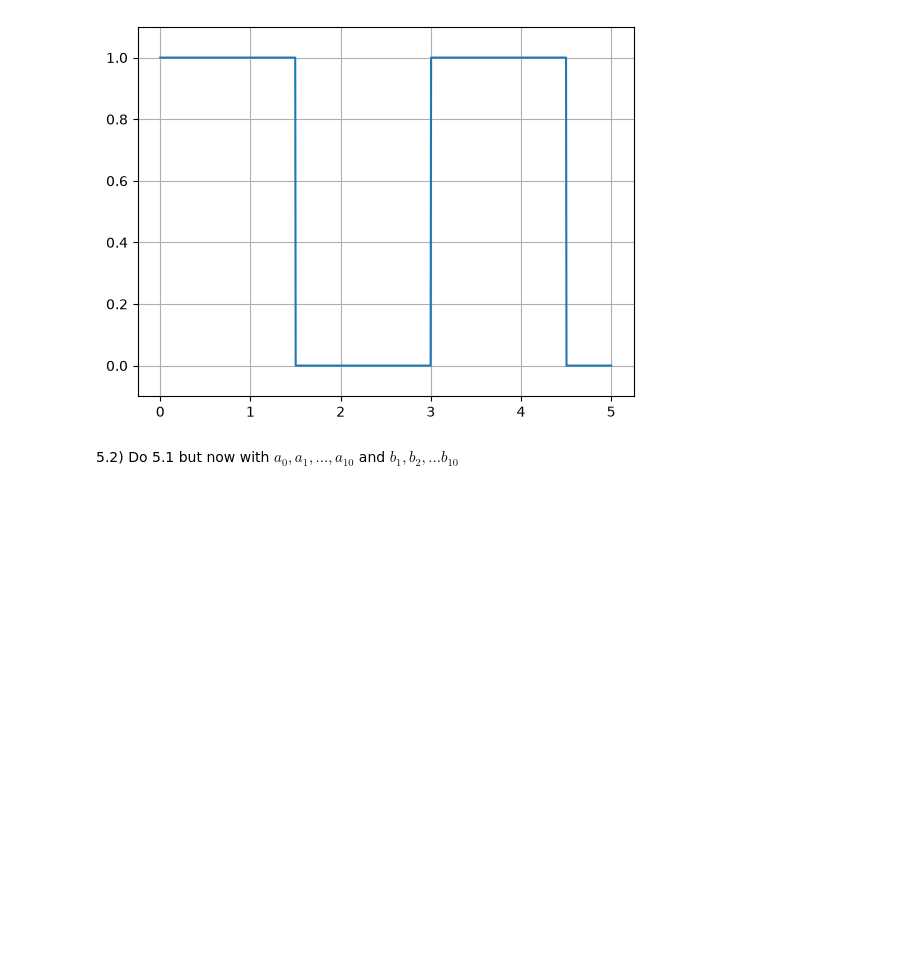
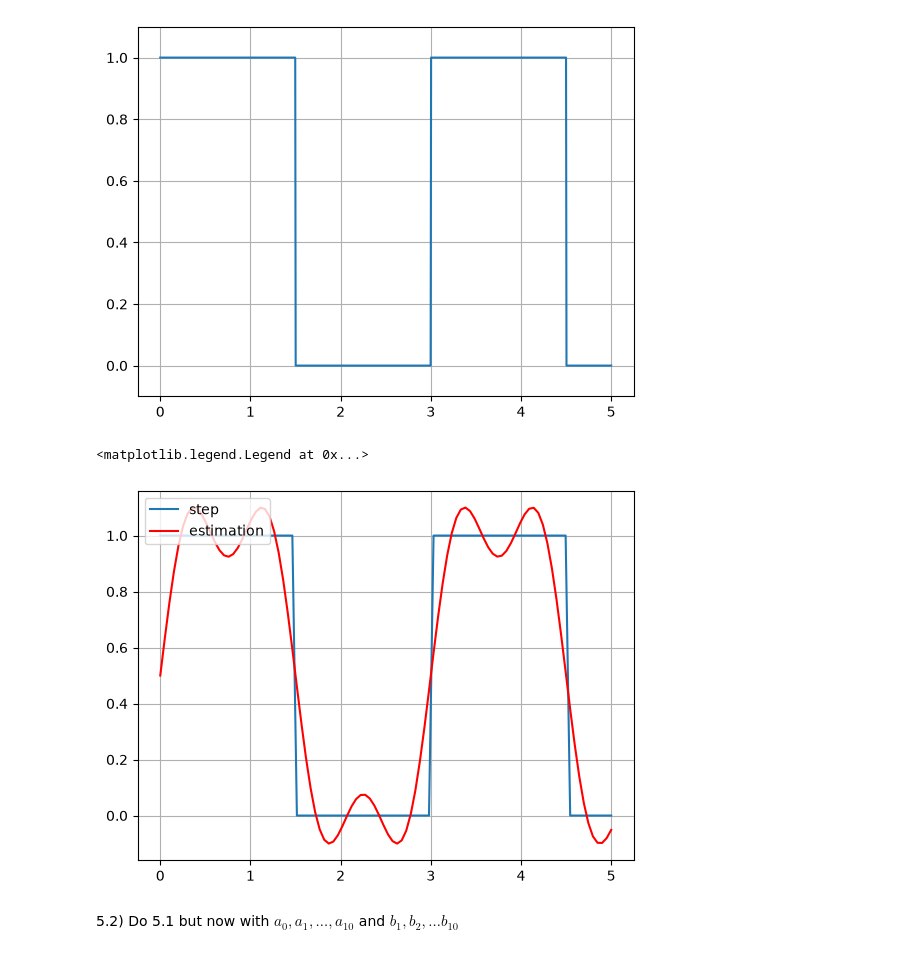
Before and after one commit to jiraroj-wir/iccs205-homework, a Jupyter notebook: hw3/Homework3.ipynb, the cells around one changed output. Cells and saved outputs as stored; diff of their text form; code cells hidden in the pictures; blank space fills up the shorter version.

```diff
--- a/hw3/Homework3.ipynb
+++ b/hw3/Homework3.ipynb
@@ -368,2 +377,46 @@ plt.ylim(-0.1,1.1)
+# %%
+L = 1.5
+
+def fourier_coefficients(f, L, terms, pieces=1 << 14) -> float:
+    a = []
+    b = []
+
+    f = np.vectorize(f)  # allow scalar functions to accept arrays
+
+    for i in range(terms):
+        def fa(x):
+            return f(x) * np.cos(i * np.pi * x / L)
+
+        def fb(x):
+            return f(x) * np.sin(i * np.pi * x / L)
+
+        a.append(simpson(fa, 0, 2 * L, pieces) / L)
+        b.append(simpson(fb, 0, 2 * L, pieces) / L)
+
+    return a, b
+# %%
+a, b = fourier_coefficients(step, L, 4)
+# %%
+def f5(a, b, x) -> float:
+    sum = a[0] / 2
+
+    # supposed len(a) == len(b)
+    for i in range(1, len(a)):
+        angle = i * np.pi * x / L
+        sum += a[i] * np.cos(angle) + b[i] * np.sin(angle)
+
+    return sum
+# %%
+x = np.linspace(0,5,100)
+y = [step(xx) for xx in x]
+plt.plot(x,y,label='step')
+plt.grid()
+
+y = [f5(a, b, xx) for xx in x]
+plt.plot(x, y,'r-',label='estimation')
+plt.legend(loc='upper left')
+# %% [output]
+<matplotlib.legend.Legend at 0x...>
+[figure, added]
 # %% [markdown]
 5.2) Do 5.1 but now with $a_0, a_1, \ldots, a_{10}$ and $b_1, b_2, \ldots b_{10}$
```
Also changed, not shown: parts of 16 cells of this notebook.
